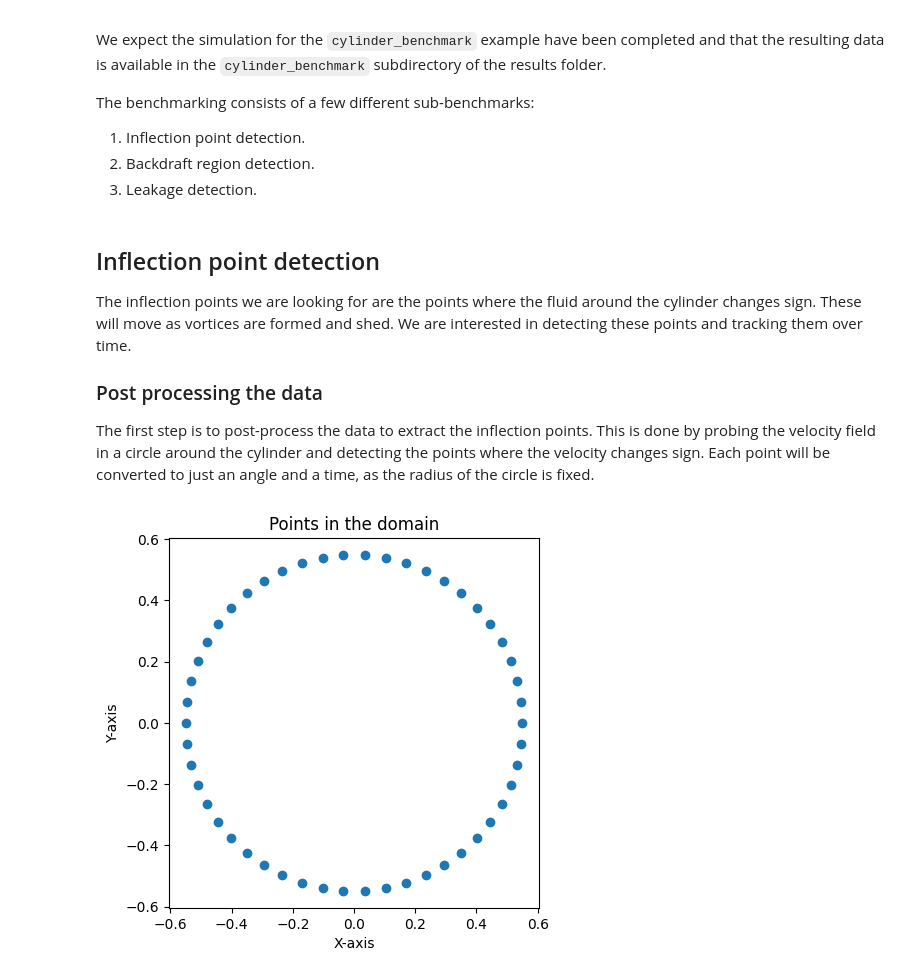
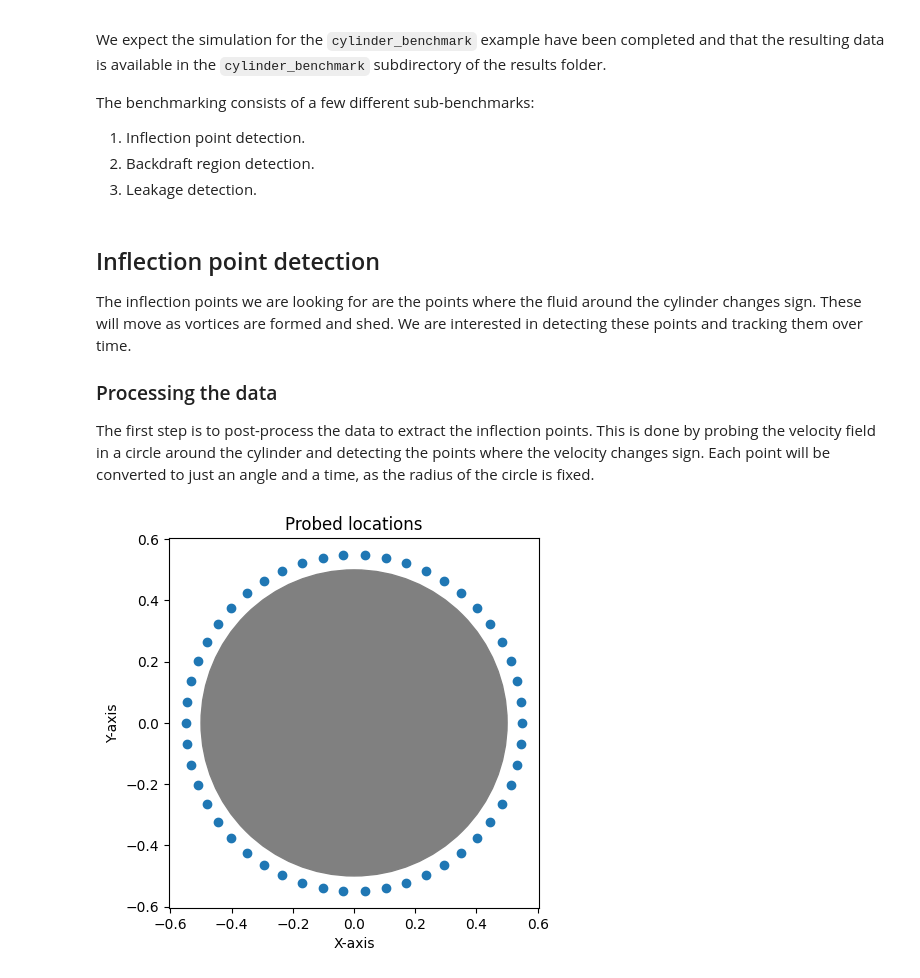
Before and after one commit to ExtremeFLOW/neko-top, a Jupyter notebook: scripts/cylinder_benchmark.ipynb, the cells around one changed output. Drawn from its saved outputs; the diff is of its cells as text; code cells hidden in the pictures.

```diff
--- a/scripts/cylinder_benchmark.ipynb
+++ b/scripts/cylinder_benchmark.ipynb
@@ -45,7 +52,7 @@ The inflection points we are looking for are the points where the fluid around
 the cylinder changes sign. These will move as vortices are formed and shed. We
 are interested in detecting these points and tracking them over time.
 
-### Post processing the data
+### Processing the data
 
 The first step is to post-process the data to extract the inflection points.
 This is done by probing the velocity field in a circle around the cylinder and
@@ -53,34 +60,36 @@ detecting the points where the velocity changes sign. Each point will be
 converted to just an angle and a time, as the radius of the circle is fixed.
 # %%
 # Read in the file and setup the data
-from nekotop import read_probes
-
 file_name = 'meshed_inflection.csv'
 
 # Check that the file exists
 if not os.path.exists(file_name):
     file_name = os.path.join(path, file_name)
     if not os.path.exists(file_name):
         print("The file does not exist.")
         exit(404)
 
 # If the points variable is not initialized, read in the data
 if not 'is_initialized' in locals():
     points, fields, times, field_names = read_probes(file_name)
     N_points = points.shape[0]
     N_fields = fields.shape[1]
     N_times = times.shape[0]
     is_initialized = True
 
 # Plot the points in a 2D plot. (Z-axis should be constant)
-
 fig = plt.figure()
 ax = fig.add_subplot(111)
 ax.scatter(points[:, 0], points[:, 1])
+
+# Add a circle for the cylinder boundary with radius 0.5
+circle = plt.Circle((0, 0), 0.5, color='gray', fill=True)
+ax.add_artist(circle)
+
 ax.set_aspect('equal')
-plt.title("Points in the domain")
+plt.title("Probed locations")
 plt.xlabel("X-axis")
 plt.ylabel("Y-axis")
 plt.show()
 # %% [output]
-[figure, old version]
+[figure, new version]
```
Also changed, not shown: parts of 11 cells of this notebook, 5 other files.
